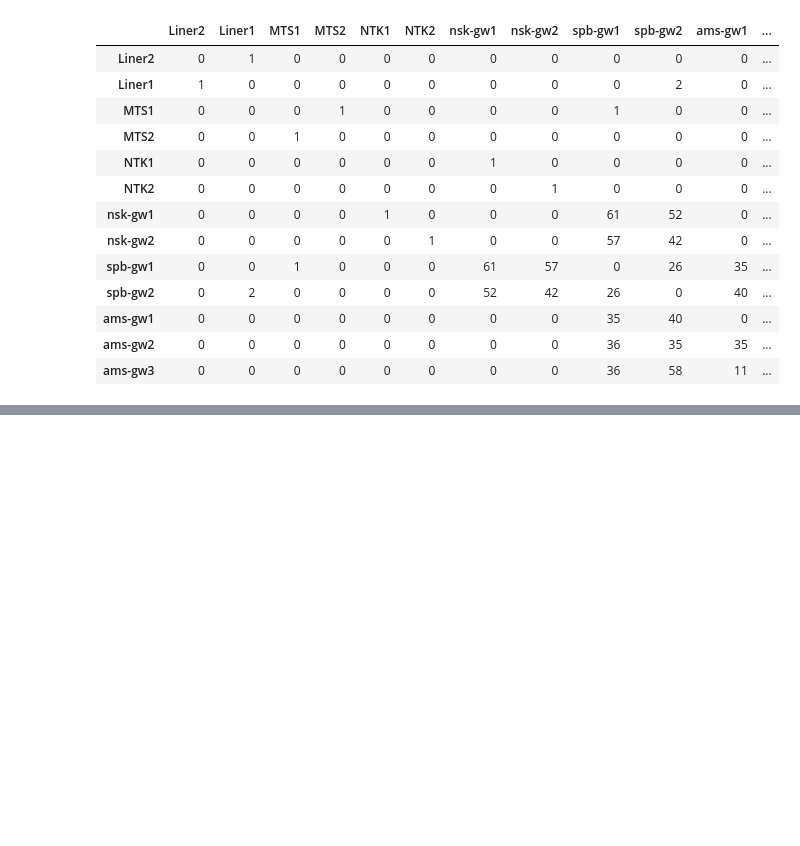
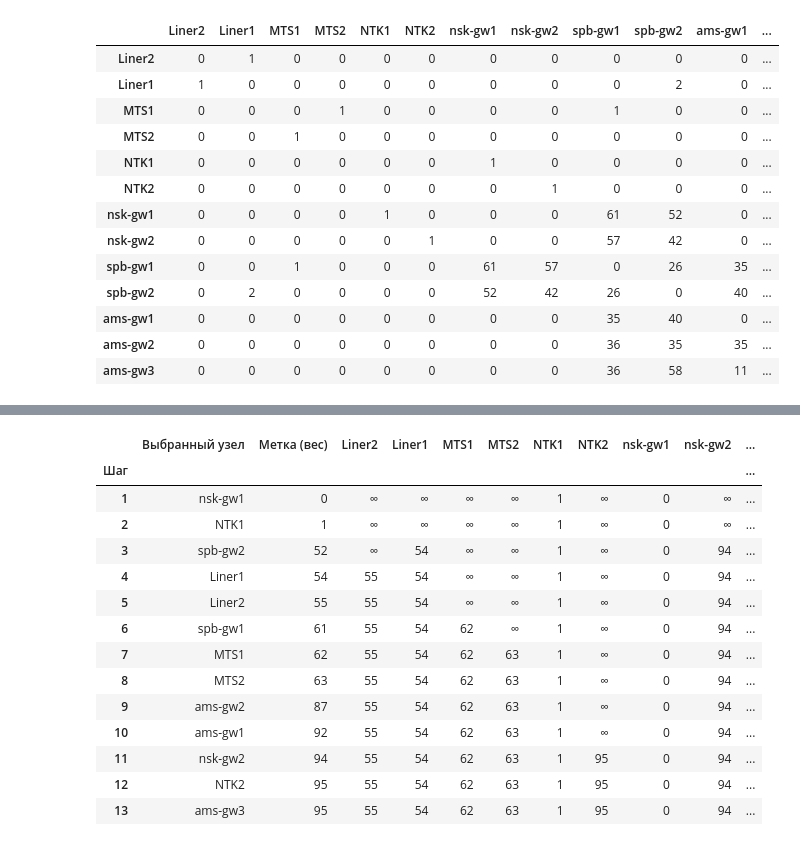
Before and after one commit to nikolyabb/college-homework, a Jupyter notebook: discrete_math/dmath.ipynb, the cells around one changed output, grey strips where cells are left out. Drawn from its saved outputs; the diff is of its cells as text; code cells hidden in the pictures; blank space fills up the shorter version.

```diff
--- a/discrete_math/dmath.ipynb
+++ b/discrete_math/dmath.ipynb
@@ -333,0 +338,71 @@ Wall time: 81.1 ms
+# %%
+import pandas as pd
+import networkx as nx
+
+# начальный узел выберем за пределами полного подграфа G3
+# смоделируем как пользователи из города NSK получают доступ к ресурсам AMS
+start_node = "nsk-gw1"
+
+
+# unvisited - множество непосещенных узлов
+unvisited = list(G1.nodes())
+# shortest_paths - словарь кратчайших расстояний (изначально бесконечность)
+shortest_paths = {node: float("inf") for node in G1.nodes()}
+shortest_paths[start_node] = 0
+# previous_nodes - словарь для восстановления маршрута (кто был родителем)
+previous_nodes = {node: None for node in G1.nodes()}
+
+
+history = []
+step_counter = 1
+visited_nodes = set()
+
+while unvisited:
+    # Шаг А: Выбираем узел с минимальной известной дистанцией среди непосещенных
+    current_min_node = None
+    for node in unvisited:
+        if current_min_node is None:
+            current_min_node = node
+        elif shortest_paths[node] < shortest_paths[current_min_node]:
+            current_min_node = node
+
+    # Если путь до ближайшего узла равен бесконечности, значит остались недостижимые острова
+    if shortest_paths[current_min_node] == float("inf"):
+        break
+
+    # Шаг Б: Смотрим соседей текущего узла
+    neighbors = G1.neighbors(current_min_node)
+    for neighbor in neighbors:
+        weight = G1[current_min_node][neighbor]["weight"]
+        potential_path = shortest_paths[current_min_node] + weight
+
+        # Релаксация: если нашли путь короче, чем знали раньше -> обновляем
+        if potential_path < shortest_paths[neighbor]:
+            shortest_paths[neighbor] = potential_path
+            previous_nodes[neighbor] = current_min_node
+
+    # Сохраняем состояние для таблицы ПЕРЕД удалением узла из unvisited
+    # Формируем строку таблицы: Шаг | Текущий узел | Дистанции до всех узлов...
+    row = {
+        "Шаг": step_counter,
+        "Выбранный узел": current_min_node,
+        "Метка (вес)": shortest_paths[current_min_node]
+    }
+    # Добавляем текущие известные расстояния до всех остальных узлов
+    for node in G1.nodes():
+        val = shortest_paths[node]
+        row[node] = val if val != float("inf") else "∞"
+
+    history.append(row)
+
+    # Шаг В: Помечаем узел как посещенный
+    unvisited.remove(current_min_node)
+    visited_nodes.add(current_min_node)
+    step_counter += 1
+
+print(f"Пошаговое выполнение алгоритма Дейкстры (Начало: {start_node})")
+df_dijkstra = pd.DataFrame(history)
+df_dijkstra.set_index("Шаг", inplace=True)
+df_dijkstra.style.set_properties(**{"text-align": "center"}).format(precision=0)
+display(df_dijkstra)
+# %% [output]
@@ -333,0 +410,15 @@ Wall time: 81.1 ms
+|  | Выбранный узел | Метка (вес) | Liner2 | Liner1 | MTS1 | MTS2 | NTK1 | NTK2 | nsk-gw1 | nsk-gw2 | ... |
+| Шаг |  |  |  |  |  |  |  |  |  |  | ... |
+| 1 | nsk-gw1 | 0 | ∞ | ∞ | ∞ | ∞ | 1 | ∞ | 0 | ∞ | ... |
+| 2 | NTK1 | 1 | ∞ | ∞ | ∞ | ∞ | 1 | ∞ | 0 | ∞ | ... |
+| 3 | spb-gw2 | 52 | ∞ | 54 | ∞ | ∞ | 1 | ∞ | 0 | 94 | ... |
+| 4 | Liner1 | 54 | 55 | 54 | ∞ | ∞ | 1 | ∞ | 0 | 94 | ... |
+| 5 | Liner2 | 55 | 55 | 54 | ∞ | ∞ | 1 | ∞ | 0 | 94 | ... |
+| 6 | spb-gw1 | 61 | 55 | 54 | 62 | ∞ | 1 | ∞ | 0 | 94 | ... |
+| 7 | MTS1 | 62 | 55 | 54 | 62 | 63 | 1 | ∞ | 0 | 94 | ... |
+| 8 | MTS2 | 63 | 55 | 54 | 62 | 63 | 1 | ∞ | 0 | 94 | ... |
+| 9 | ams-gw2 | 87 | 55 | 54 | 62 | 63 | 1 | ∞ | 0 | 94 | ... |
+| 10 | ams-gw1 | 92 | 55 | 54 | 62 | 63 | 1 | ∞ | 0 | 94 | ... |
+| 11 | nsk-gw2 | 94 | 55 | 54 | 62 | 63 | 1 | 95 | 0 | 94 | ... |
+| 12 | NTK2 | 95 | 55 | 54 | 62 | 63 | 1 | 95 | 0 | 94 | ... |
+| 13 | ams-gw3 | 95 | 55 | 54 | 62 | 63 | 1 | 95 | 0 | 94 | ... |
```
Also changed, not shown: parts of 8 cells of this notebook.
